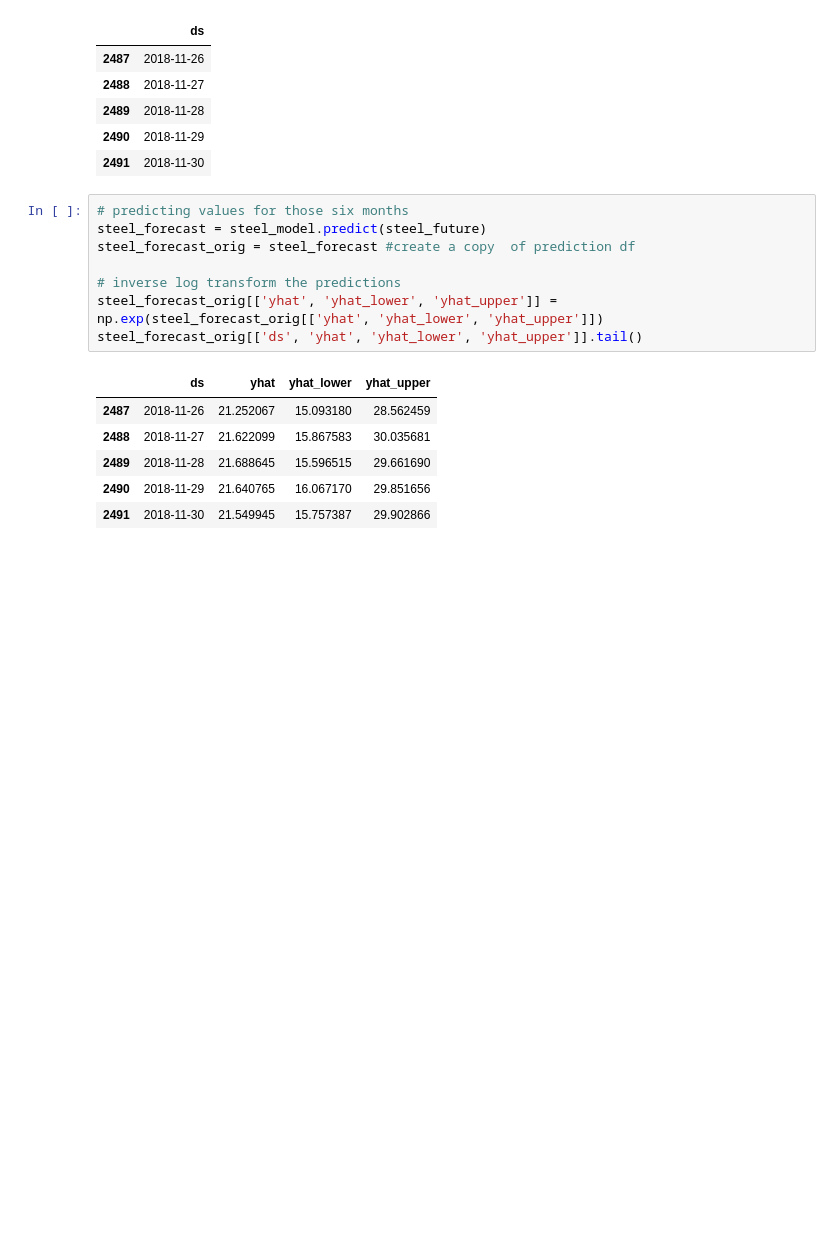
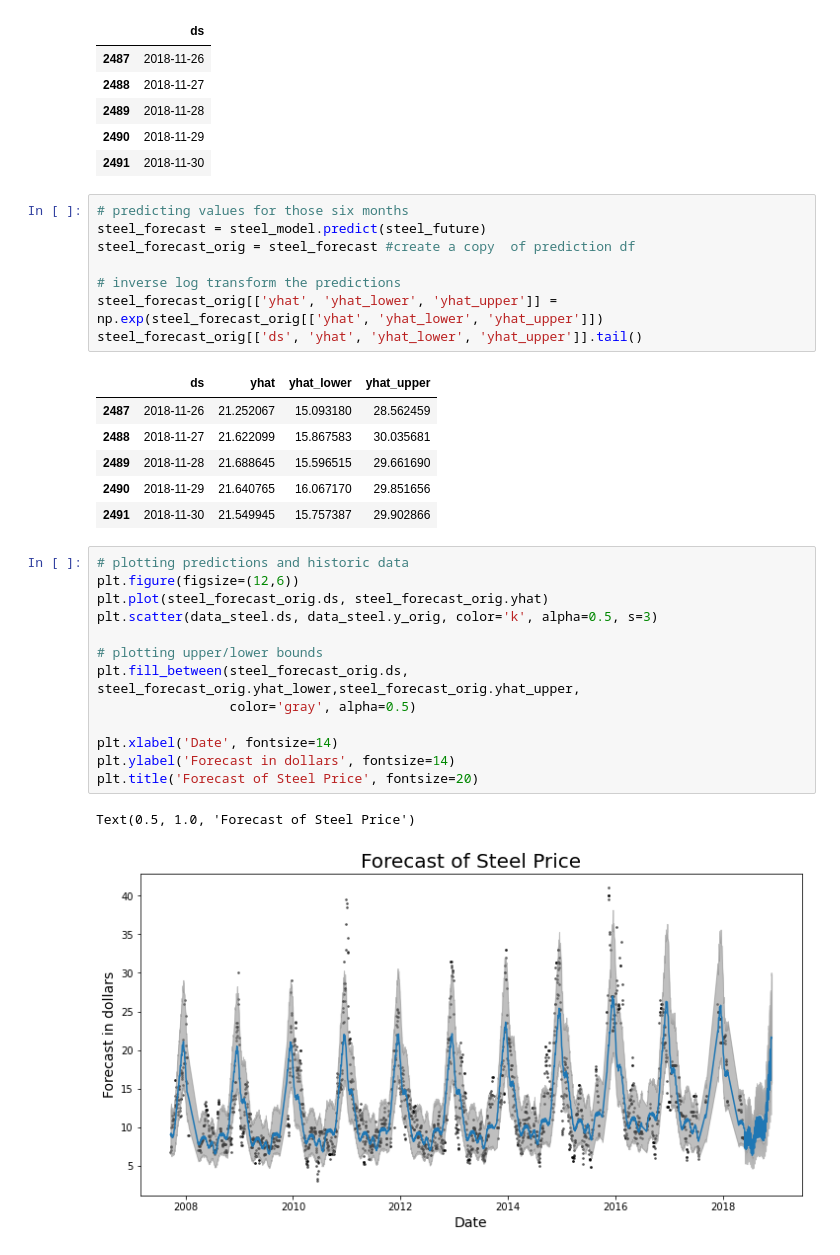
Before and after one commit to BlitzenPrancer/Core-Construction-Material-Cost-Forecasting-Project, a Jupyter notebook: Core_Construction_Material_Cost_Forecasting_Project.ipynb, the cells around one changed output. Cells and saved outputs as stored; diff of their text form; blank space fills up the shorter version.

Commit message:
forecasted steel price

```diff
--- a/Core_Construction_Material_Cost_Forecasting_Project.ipynb
+++ b/Core_Construction_Material_Cost_Forecasting_Project.ipynb
@@ -170,3 +170,19 @@ steel_forecast_orig[['ds', 'yhat', 'yhat_lower', 'yhat_upper']].tail()
 | 2489 | 2018-11-28 | 21.688645 | 15.596515 | 29.661690 |
 | 2490 | 2018-11-29 | 21.640765 | 16.067170 | 29.851656 |
 | 2491 | 2018-11-30 | 21.549945 | 15.757387 | 29.902866 |
+# %%
+# plotting predictions and historic data
+plt.figure(figsize=(12,6))
+plt.plot(steel_forecast_orig.ds, steel_forecast_orig.yhat)
+plt.scatter(data_steel.ds, data_steel.y_orig, color='k', alpha=0.5, s=3)
+
+# plotting upper/lower bounds
+plt.fill_between(steel_forecast_orig.ds, steel_forecast_orig.yhat_lower,steel_forecast_orig.yhat_upper,
+                 color='gray', alpha=0.5)
+
+plt.xlabel('Date', fontsize=14)
+plt.ylabel('Forecast in dollars', fontsize=14)
+plt.title('Forecast of Steel Price', fontsize=20)
+# %% [output]
+Text(0.5, 1.0, 'Forecast of Steel Price')
+[figure, added]
```
Also changed, not shown: parts of 1 cell of this notebook.
